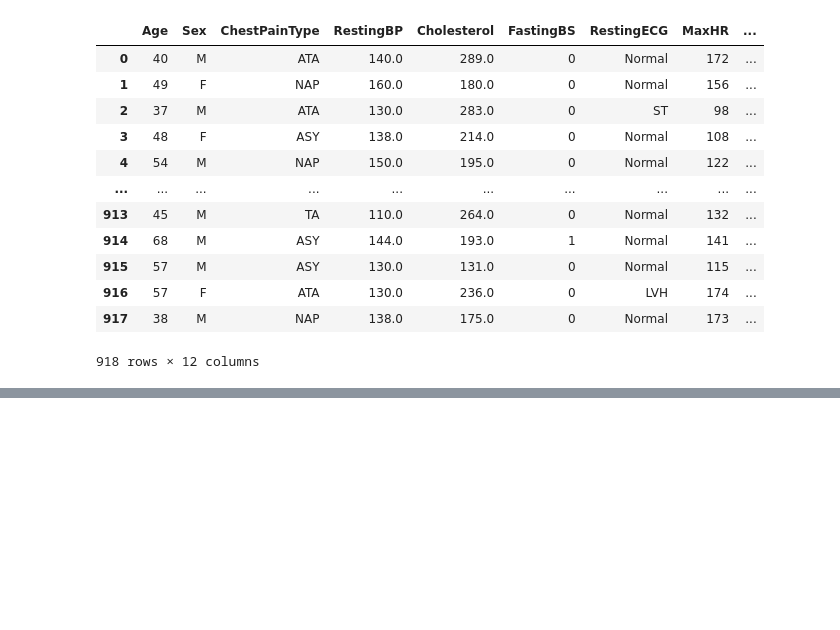
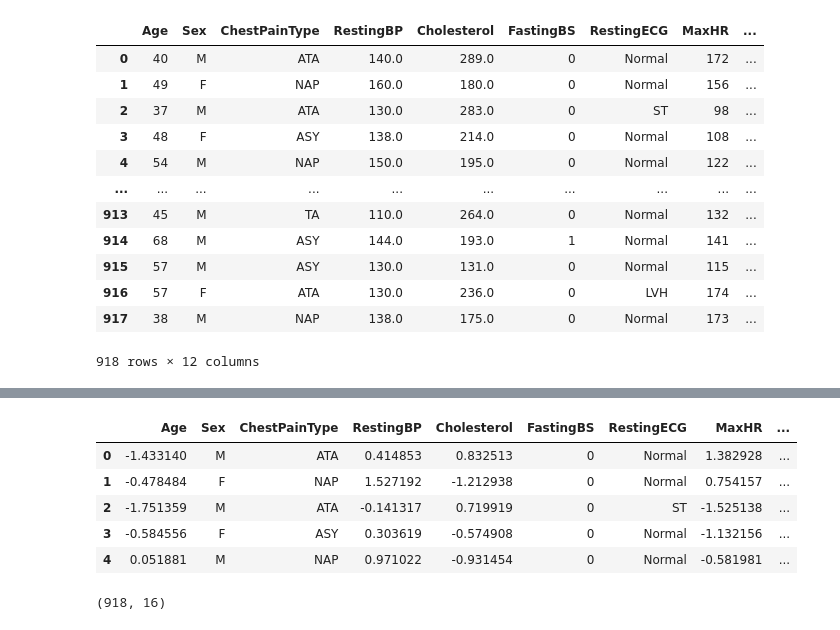
Before and after one commit to Yash4305d-y/ML-Project_2, a Jupyter notebook: project_2.ipynb, the cells around one changed output, grey strips where cells are left out. Cells and saved outputs as stored; diff of their text form; code cells hidden in the pictures; blank space fills up the shorter version.

```diff
--- a/project_2.ipynb
+++ b/project_2.ipynb
@@ -342,0 +342,13 @@ df2
+# %%
+df2.head()
+# %% [output]
+|  | Age | Sex | ChestPainType | RestingBP | Cholesterol | FastingBS | RestingECG | MaxHR | ... |
+| 0 | -1.433140 | M | ATA | 0.414853 | 0.832513 | 0 | Normal | 1.382928 | ... |
+| 1 | -0.478484 | F | NAP | 1.527192 | -1.212938 | 0 | Normal | 0.754157 | ... |
+| 2 | -1.751359 | M | ATA | -0.141317 | 0.719919 | 0 | ST | -1.525138 | ... |
+| 3 | -0.584556 | F | ASY | 0.303619 | -0.574908 | 0 | Normal | -1.132156 | ... |
+| 4 | 0.051881 | M | NAP | 0.971022 | -0.931454 | 0 | Normal | -0.581981 | ... |
+# %%
+df2.shape
+# %% [output]
+(918, 16)
```
Also changed, not shown: parts of 15 cells of this notebook.
